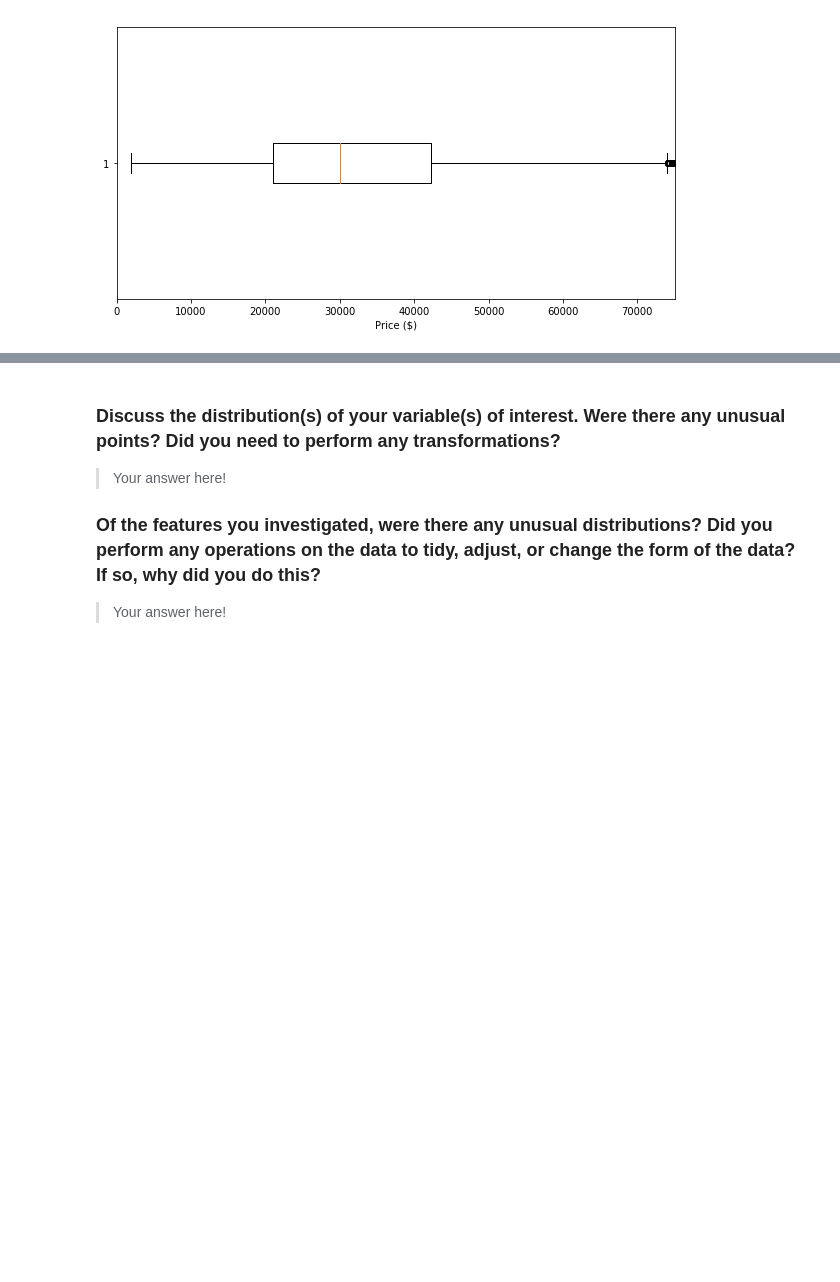
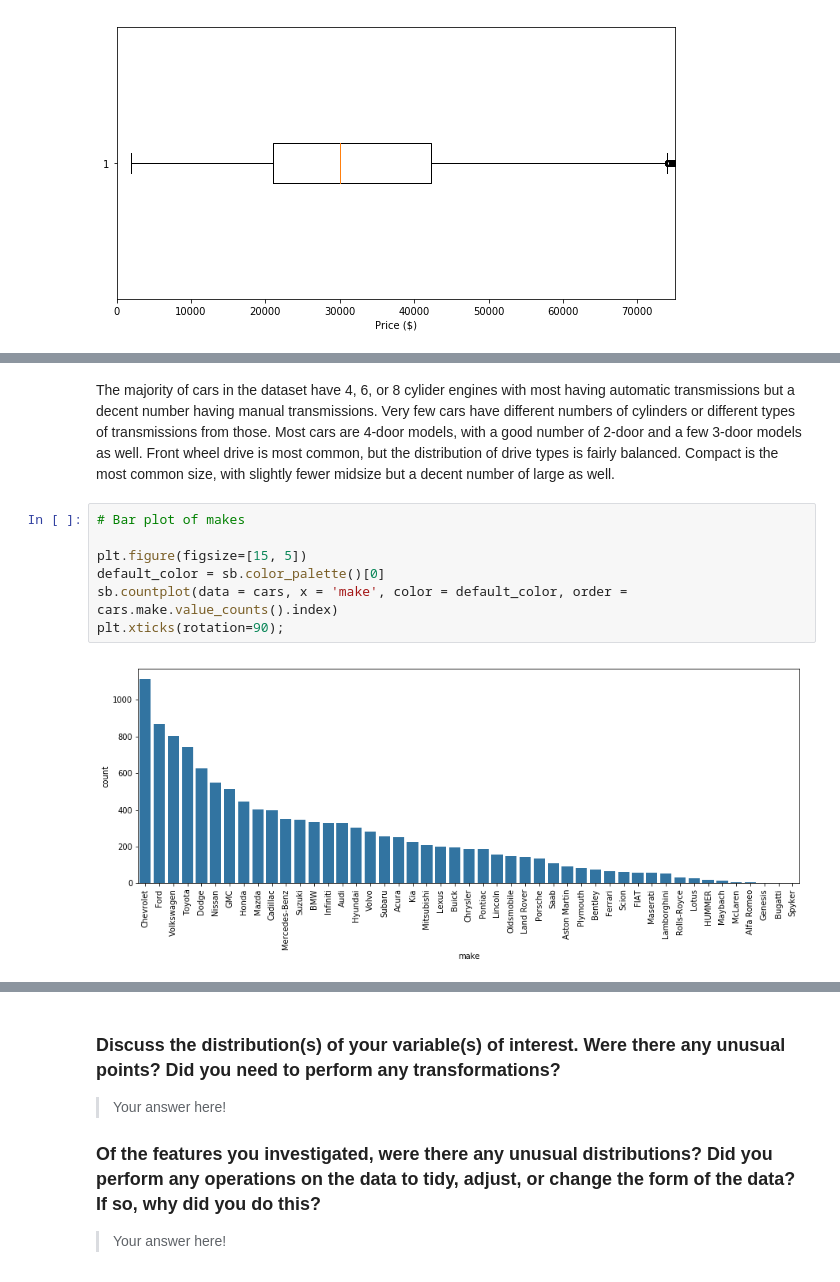
Before and after one commit to Rob-Bruton/Car-Features, a Jupyter notebook: car_exploration.ipynb, the cells around one changed output, grey strips where cells are left out. Saved outputs shown, nothing was run; the diff lists cells and outputs as text; blank space fills up the shorter version.

```diff
--- a/car_exploration.ipynb
+++ b/car_exploration.ipynb
@@ -152,0 +169,11 @@ The median of the price is around 30,000, with half of the data lying between ab
+# %% [markdown]
+The majority of cars in the dataset have 4, 6, or 8 cylider engines with most having automatic transmissions but a decent number having manual transmissions. Very few cars have different numbers of cylinders or different types of transmissions from those. Most cars are 4-door models, with a good number of 2-door and a few 3-door models as well. Front wheel drive is most common, but the distribution of drive types is fairly balanced. Compact is the most common size, with slightly fewer midsize but a decent number of large as well.
+# %%
+# Bar plot of makes
+
+plt.figure(figsize=[15, 5])
+default_color = sb.color_palette()[0]
+sb.countplot(data = cars, x = 'make', color = default_color, order = cars.make.value_counts().index)
+plt.xticks(rotation=90);
+# %% [output]
+[figure, added]
```
Also changed, not shown: parts of 8 cells of this notebook.
